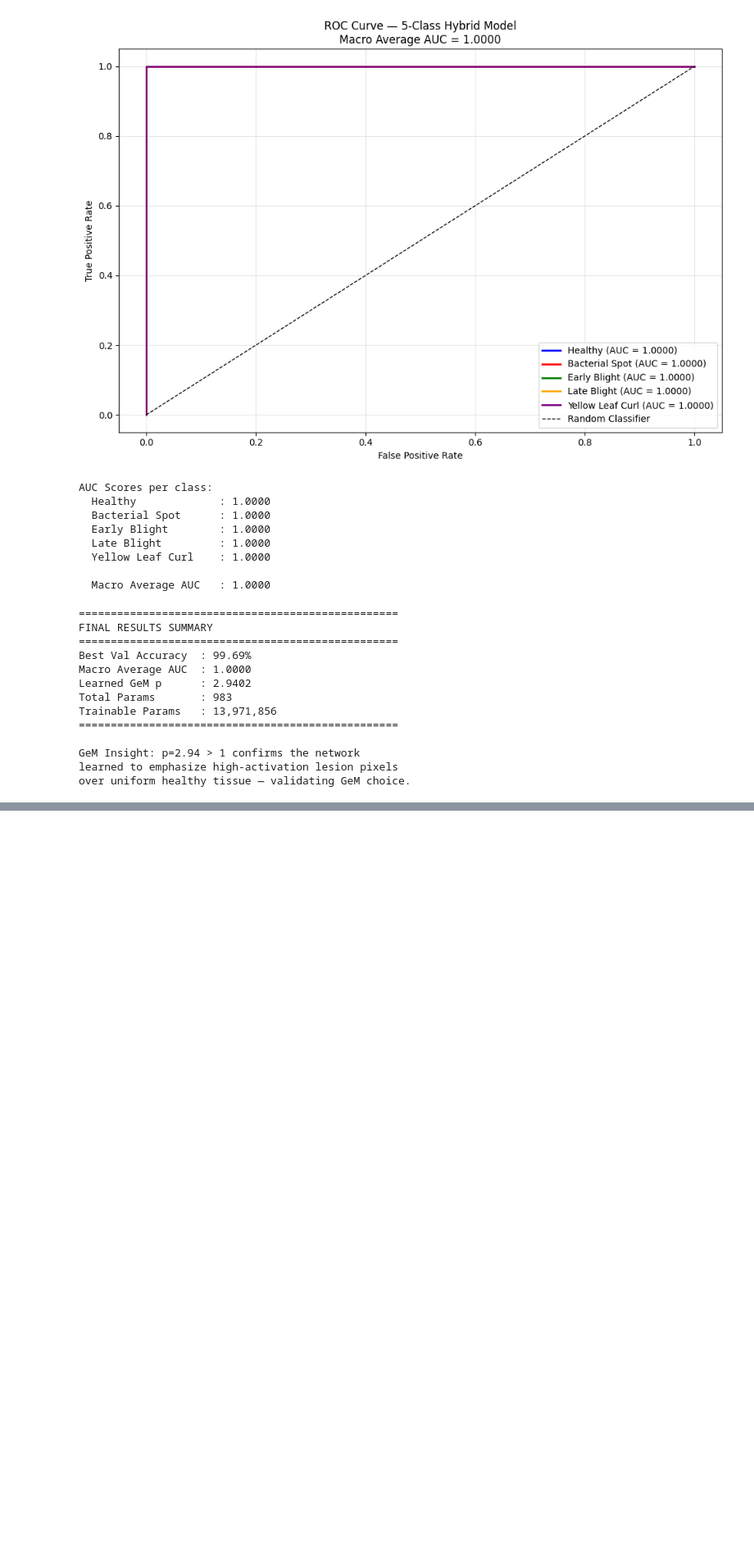
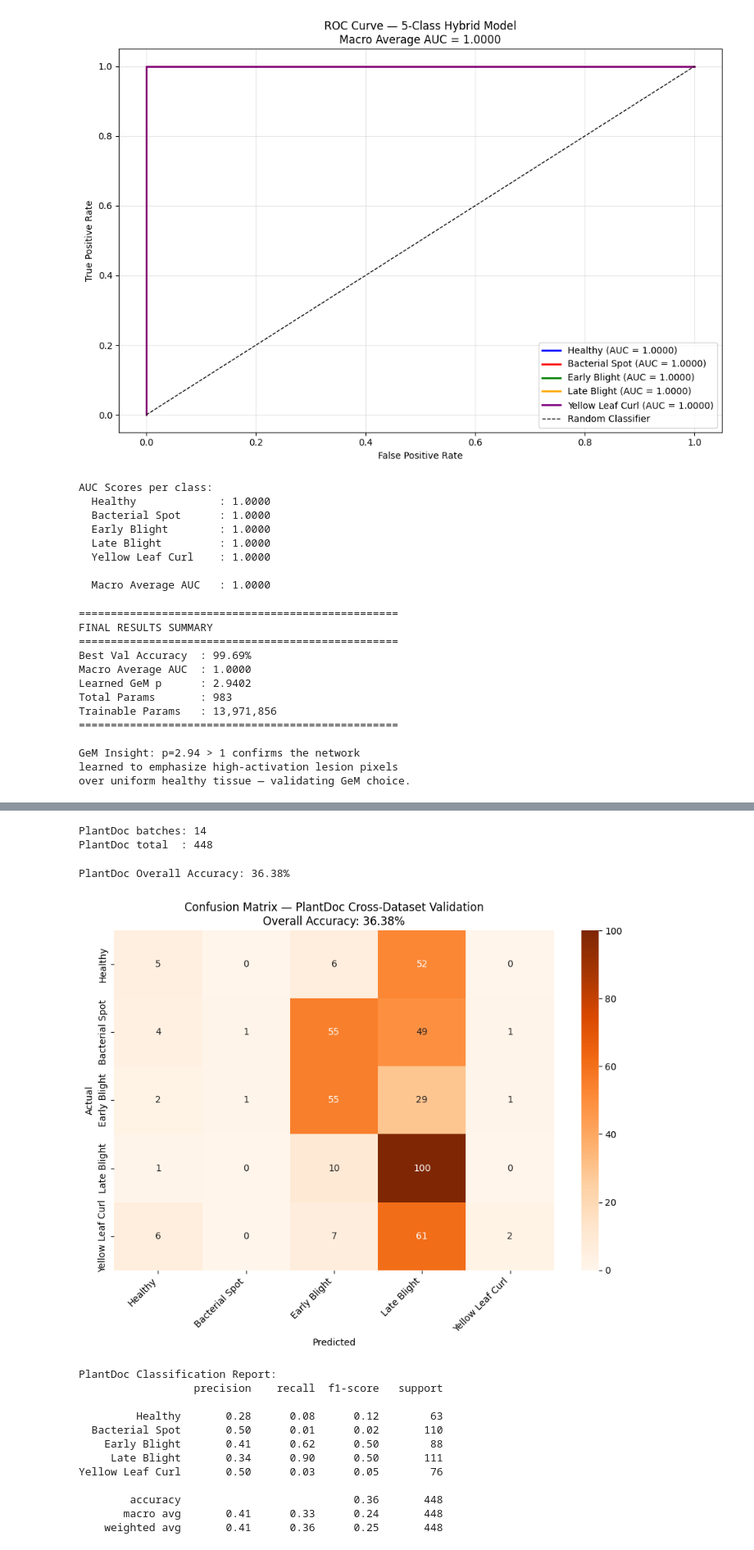
Before and after one commit to SammyBoi242006/CCPS_project, a Jupyter notebook: models/final_model_V2.ipynb, the cells around one changed output, grey strips where cells are left out. Shown at 82% size. Saved outputs shown, nothing was run; the diff lists cells and outputs as text; code cells hidden in the pictures; blank space fills up the shorter version.

```diff
--- a/models/final_model_V2.ipynb
+++ b/models/final_model_V2.ipynb
@@ -707,0 +786,76 @@ over uniform healthy tissue — validating GeM choice.
+# %%
+# No augmentation on PlantDoc — preprocessing only
+# PlantDoc already has real-world conditions built in
+
+plantdoc_dataset = TomatoDataset(pd_all_paths, pd_all_labels, val_test_transform)
+
+plantdoc_loader  = DataLoader(
+    plantdoc_dataset,
+    batch_size=CONFIG['batch_size'],
+    shuffle=False,
+    num_workers=CONFIG['num_workers'],
+    pin_memory=True
+)
+
+print(f"PlantDoc batches: {len(plantdoc_loader)}")
+print(f"PlantDoc total  : {len(plantdoc_dataset)}")
+# %% [output]
+PlantDoc batches: 14
+PlantDoc total  : 448
+# %%
+# Load best saved model
+checkpoint = torch.load(os.path.join(MODELS, 'best_hybrid_v2.pth'))
+model.load_state_dict(checkpoint['model_state_dict'])
+model.eval()
+
+pd_preds, pd_labels_list, pd_probs = [], [], []
+
+with torch.no_grad():
+    for images, labels in plantdoc_loader:
+        images  = images.to(device)
+        outputs = model(images)
+        probs   = F.softmax(outputs, dim=1).cpu().numpy()
+        preds   = outputs.argmax(dim=1).cpu().numpy()
+        pd_preds.extend(preds)
+        pd_labels_list.extend(labels.numpy())
+        pd_probs.extend(probs)
+
+pd_probs       = np.array(pd_probs)
+pd_labels_list = np.array(pd_labels_list)
+pd_preds       = np.array(pd_preds)
+
+# Overall accuracy
+pd_accuracy = (pd_preds == pd_labels_list).mean() * 100
+print(f"PlantDoc Overall Accuracy: {pd_accuracy:.2f}%")
+# %% [output]
+PlantDoc Overall Accuracy: 36.38%
+# %%
+cm_pd = confusion_matrix(pd_labels_list, pd_preds)
+
+plt.figure(figsize=(9, 7))
+sns.heatmap(cm_pd, annot=True, fmt='d', cmap='Oranges',
+            xticklabels=short_names, yticklabels=short_names)
+plt.title(f'Confusion Matrix — PlantDoc Cross-Dataset Validation\nOverall Accuracy: {pd_accuracy:.2f}%')
+plt.ylabel('Actual')
+plt.xlabel('Predicted')
+plt.xticks(rotation=45, ha='right')
+plt.tight_layout()
+plt.savefig(os.path.join(RESULTS, 'plantdoc_confusion_matrix.png'), dpi=150)
+plt.show()
+
+print("\nPlantDoc Classification Report:")
+print(classification_report(pd_labels_list, pd_preds, target_names=short_names))
+# %% [output]
+[figure, added]
+PlantDoc Classification Report:
+                  precision    recall  f1-score   support
+
+         Healthy       0.28      0.08      0.12        63
+  Bacterial Spot       0.50      0.01      0.02       110
+    Early Blight       0.41      0.62      0.50        88
+     Late Blight       0.34      0.90      0.50       111
+Yellow Leaf Curl       0.50      0.03      0.05        76
+
+        accuracy                           0.36       448
+       macro avg       0.41      0.33      0.24       448
+    weighted avg       0.41      0.36      0.25       448
```
Also changed, not shown: parts of 18 cells of this notebook.
